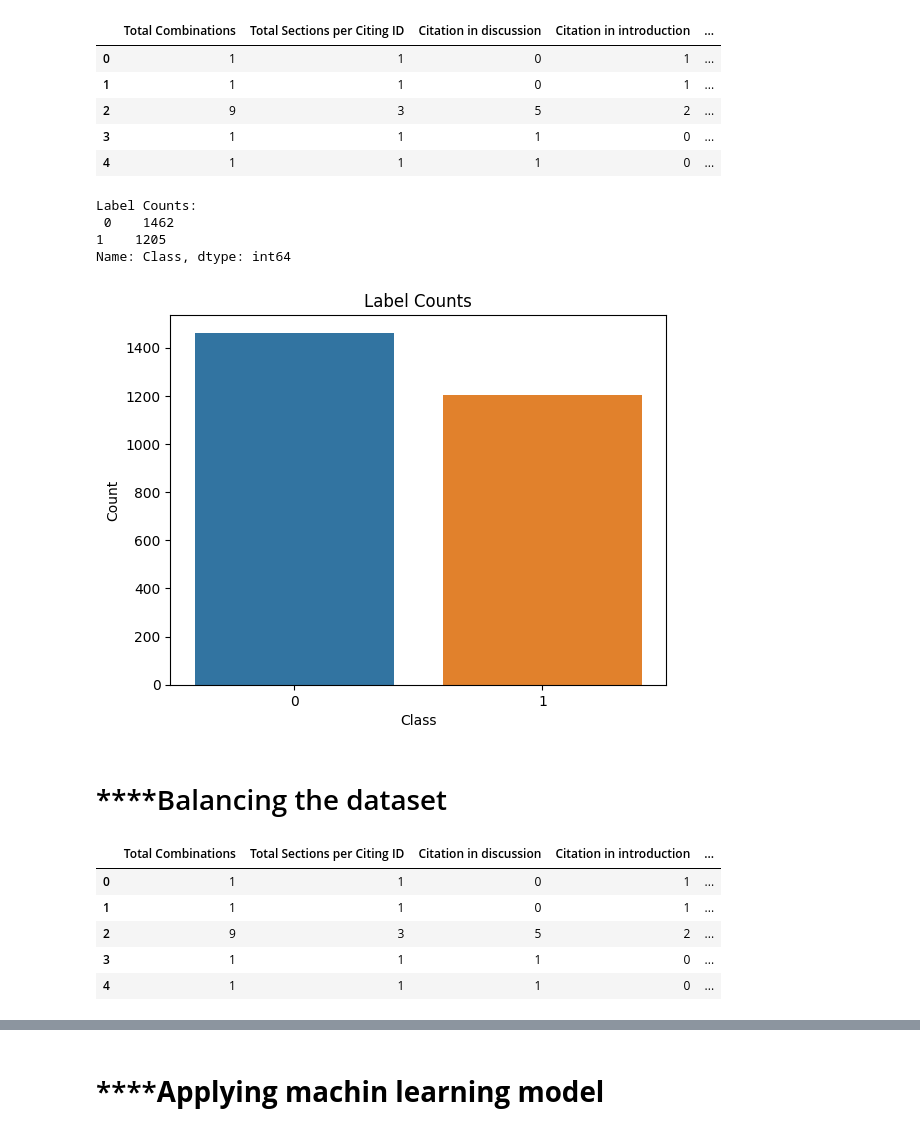
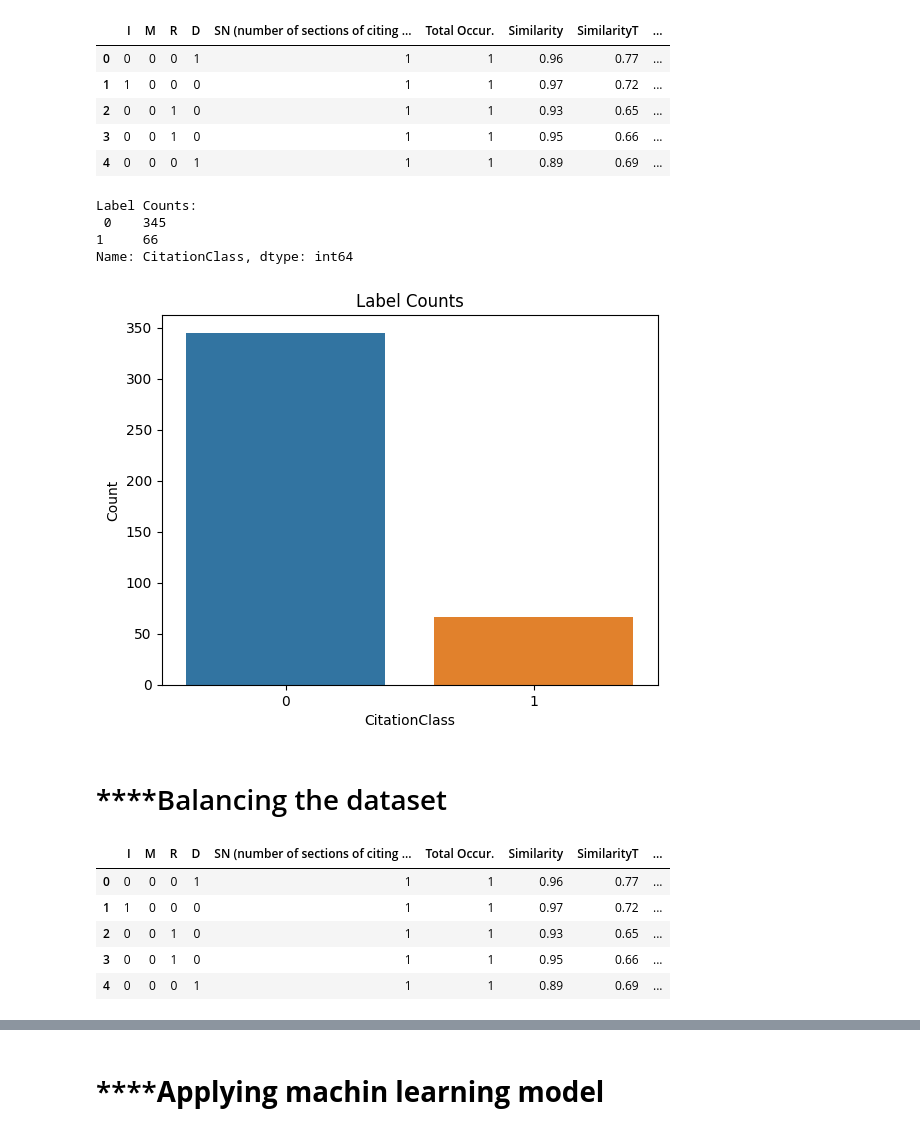
Before and after one commit to Arshad-Iqbal-Khattak/Arshad-Iqbal-Khattak, a Jupyter notebook: datasetbalanced1andcompare.ipynb, the cells around one changed output, grey strips where cells are left out. Cells and saved outputs as stored; diff of their text form; code cells hidden in the pictures.

```diff
--- a/datasetbalanced1andcompare.ipynb
+++ b/datasetbalanced1andcompare.ipynb
@@ -25,36 +23,34 @@ from keras.models import Sequential
 from keras.layers import Dense, Conv1D, MaxPooling1D, Flatten
 
 # Load the dataset
-filename = '/kaggle/input/d2chohenexperi/completdataset2.xlsx'
-data = pd.read_excel(filename, sheet_name='Wrod2vecS')
-#data = pd.read_csv("/kaggle/input/similaritywithbert-word2vec-fast/merged_fastD.csv")
+data = pd.read_csv("/kaggle/input/similaritywithoutmodel/mergedall2r.csv")
 data.head()
 # %% [output]
-|  | Total Combinations | Total Sections per Citing ID | Citation in discussion | Citation in introduction | ... |
-| 0 | 1 | 1 | 0 | 1 | ... |
-| 1 | 1 | 1 | 0 | 1 | ... |
-| 2 | 9 | 3 | 5 | 2 | ... |
-| 3 | 1 | 1 | 1 | 0 | ... |
-| 4 | 1 | 1 | 1 | 0 | ... |
+|  | I | M | R | D | SN (number of sections of citing ... | Total Occur. | Similarity | SimilarityT | ... |
+| 0 | 0 | 0 | 0 | 1 | 1 | 1 | 0.96 | 0.77 | ... |
+| 1 | 1 | 0 | 0 | 0 | 1 | 1 | 0.97 | 0.72 | ... |
+| 2 | 0 | 0 | 1 | 0 | 1 | 1 | 0.93 | 0.65 | ... |
+| 3 | 0 | 0 | 1 | 0 | 1 | 1 | 0.95 | 0.66 | ... |
+| 4 | 0 | 0 | 0 | 1 | 1 | 1 | 0.89 | 0.69 | ... |
 # %%
 import matplotlib.pyplot as plt
 import seaborn as sns
 
 # Print the count of 0 and 1 labels
-print("Label Counts:\n", data["Class"].value_counts())
+print("Label Counts:\n", data["CitationClass"].value_counts())
 
 # Plot a bar graph of the label counts
-sns.countplot(data=data, x="Class")
-plt.xlabel("Class")
+sns.countplot(data=data, x="CitationClass")
+plt.xlabel("CitationClass")
 plt.ylabel("Count")
 plt.title("Label Counts")
 plt.show()
 # %% [output]
 Label Counts:
- 0    1462
-1    1205
-Name: Class, dtype: int64
+ 0    345
+1     66
+Name: CitationClass, dtype: int64
-[figure, old version]
+[figure, new version]
 # %% [markdown]
 # ****Balancing the dataset
 # %%
@@ -78,15 +71,13 @@ balanced_setf2.to_csv(output_path + 'balanced_datasetf4.csv', index=False)
 # %%
-
-
-df = pd.read_csv("/kaggle/working/balanced_datasetf4.csv")
+df = pd.read_csv("/kaggle/working/balanced_dataset1.csv")
 df.head()
 # %% [output]
-|  | Total Combinations | Total Sections per Citing ID | Citation in discussion | Citation in introduction | ... |
-| 0 | 1 | 1 | 0 | 1 | ... |
-| 1 | 1 | 1 | 0 | 1 | ... |
-| 2 | 9 | 3 | 5 | 2 | ... |
-| 3 | 1 | 1 | 1 | 0 | ... |
-| 4 | 1 | 1 | 1 | 0 | ... |
+|  | I | M | R | D | SN (number of sections of citing ... | Total Occur. | Similarity | SimilarityT | ... |
+| 0 | 0 | 0 | 0 | 1 | 1 | 1 | 0.96 | 0.77 | ... |
+| 1 | 1 | 0 | 0 | 0 | 1 | 1 | 0.97 | 0.72 | ... |
+| 2 | 0 | 0 | 1 | 0 | 1 | 1 | 0.93 | 0.65 | ... |
+| 3 | 0 | 0 | 1 | 0 | 1 | 1 | 0.95 | 0.66 | ... |
+| 4 | 0 | 0 | 0 | 1 | 1 | 1 | 0.89 | 0.69 | ... |
 # %%
 import matplotlib.pyplot as plt
 import seaborn as sns
```
Also changed, not shown: parts of 13 cells of this notebook, 2 other files.
